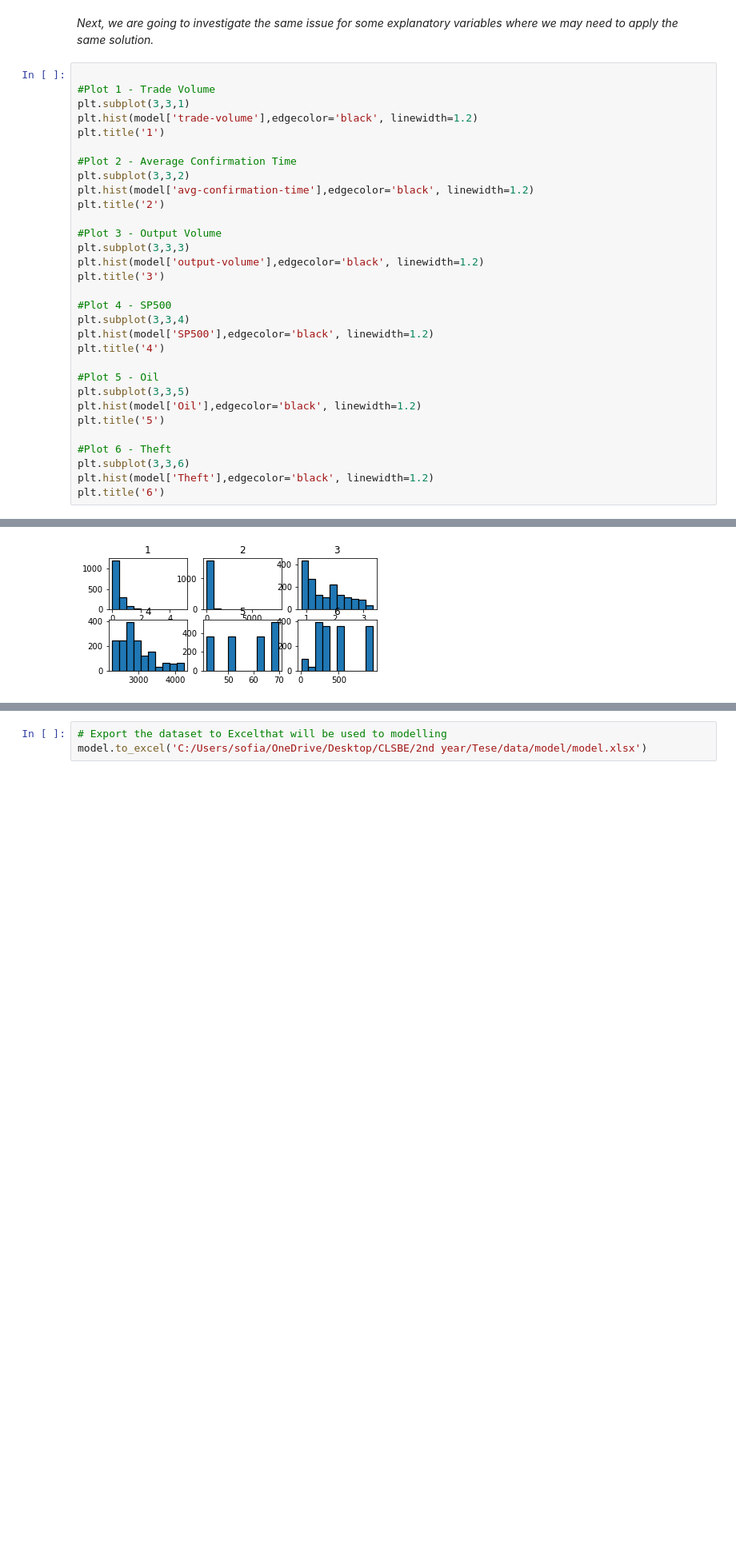
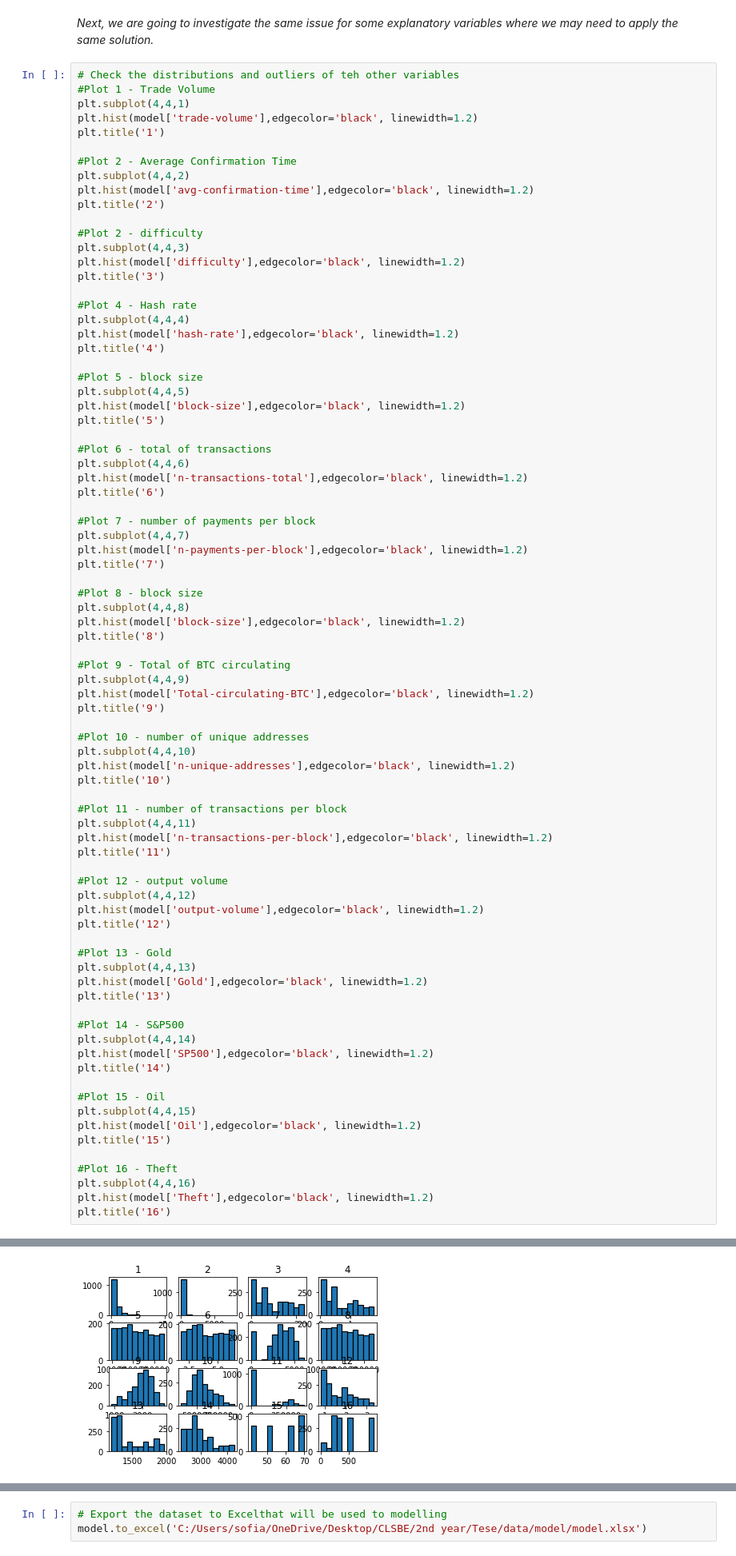
Before and after one commit to s-asrmorais/MSc_thesis_code_DataScience, a Jupyter notebook: code.ipynb, the cells around one changed output, grey strips where cells are left out. Shown: that part at 80% size. Saved outputs shown, nothing was run; the diff lists cells and outputs as text; blank space fills up the shorter version.

```diff
--- a/code.ipynb
+++ b/code.ipynb
@@ -635,34 +631,84 @@ plt.show()
 # %% [markdown]
 *Next, we are going to investigate the same issue for some explanatory variables where we may need to apply the same solution.*
 # %%
-
+# Check the distributions and outliers of teh other variables
 #Plot 1 - Trade Volume
-plt.subplot(3,3,1)
+plt.subplot(4,4,1)
 plt.hist(model['trade-volume'],edgecolor='black', linewidth=1.2)
 plt.title('1')
 
 #Plot 2 - Average Confirmation Time
-plt.subplot(3,3,2)
+plt.subplot(4,4,2)
 plt.hist(model['avg-confirmation-time'],edgecolor='black', linewidth=1.2)
 plt.title('2')
 
-#Plot 3 - Output Volume
-plt.subplot(3,3,3)
-plt.hist(model['output-volume'],edgecolor='black', linewidth=1.2)
+#Plot 2 - difficulty
+plt.subplot(4,4,3)
+plt.hist(model['difficulty'],edgecolor='black', linewidth=1.2)
 plt.title('3')
 
-#Plot 4 - SP500
-plt.subplot(3,3,4)
-plt.hist(model['SP500'],edgecolor='black', linewidth=1.2)
+#Plot 4 - Hash rate
+plt.subplot(4,4,4)
+plt.hist(model['hash-rate'],edgecolor='black', linewidth=1.2)
 plt.title('4')
 
-#Plot 5 - Oil
-plt.subplot(3,3,5)
-plt.hist(model['Oil'],edgecolor='black', linewidth=1.2)
+#Plot 5 - block size
+plt.subplot(4,4,5)
+plt.hist(model['block-size'],edgecolor='black', linewidth=1.2)
 plt.title('5')
 
-#Plot 6 - Theft
-plt.subplot(3,3,6)
+#Plot 6 - total of transactions
+plt.subplot(4,4,6)
+plt.hist(model['n-transactions-total'],edgecolor='black', linewidth=1.2)
+plt.title('6')
+
+#Plot 7 - number of payments per block
+plt.subplot(4,4,7)
+plt.hist(model['n-payments-per-block'],edgecolor='black', linewidth=1.2)
+plt.title('7')
+
+#Plot 8 - block size
+plt.subplot(4,4,8)
+plt.hist(model['block-size'],edgecolor='black', linewidth=1.2)
+plt.title('8')
+
+#Plot 9 - Total of BTC circulating
+plt.subplot(4,4,9)
+plt.hist(model['Total-circulating-BTC'],edgecolor='black', linewidth=1.2)
+plt.title('9')
+
+#Plot 10 - number of unique addresses
+plt.subplot(4,4,10)
+plt.hist(model['n-unique-addresses'],edgecolor='black', linewidth=1.2)
+plt.title('10')
+
+#Plot 11 - number of transactions per block
+plt.subplot(4,4,11)
+plt.hist(model['n-transactions-per-block'],edgecolor='black', linewidth=1.2)
+plt.title('11')
+
+#Plot 12 - output volume
+plt.subplot(4,4,12)
+plt.hist(model['output-volume'],edgecolor='black', linewidth=1.2)
+plt.title('12')
+
+#Plot 13 - Gold
+plt.subplot(4,4,13)
+plt.hist(model['Gold'],edgecolor='black', linewidth=1.2)
+plt.title('13')
+
+#Plot 14 - S&P500
+plt.subplot(4,4,14)
+plt.hist(model['SP500'],edgecolor='black', linewidth=1.2)
+plt.title('14')
+
+#Plot 15 - Oil
+plt.subplot(4,4,15)
+plt.hist(model['Oil'],edgecolor='black', linewidth=1.2)
+plt.title('15')
+
+#Plot 16 - Theft
+plt.subplot(4,4,16)
 plt.hist(model['Theft'],edgecolor='black', linewidth=1.2)
-plt.title('6')
+plt.title('16')
 # %% [output]
@@ -670,2 +716,2 @@ Text(0.5, 1.0, '6')
-[figure, old version]
+[figure, new version]
 # %% [markdown]
```
Also changed, not shown: parts of 20 cells of this notebook.
